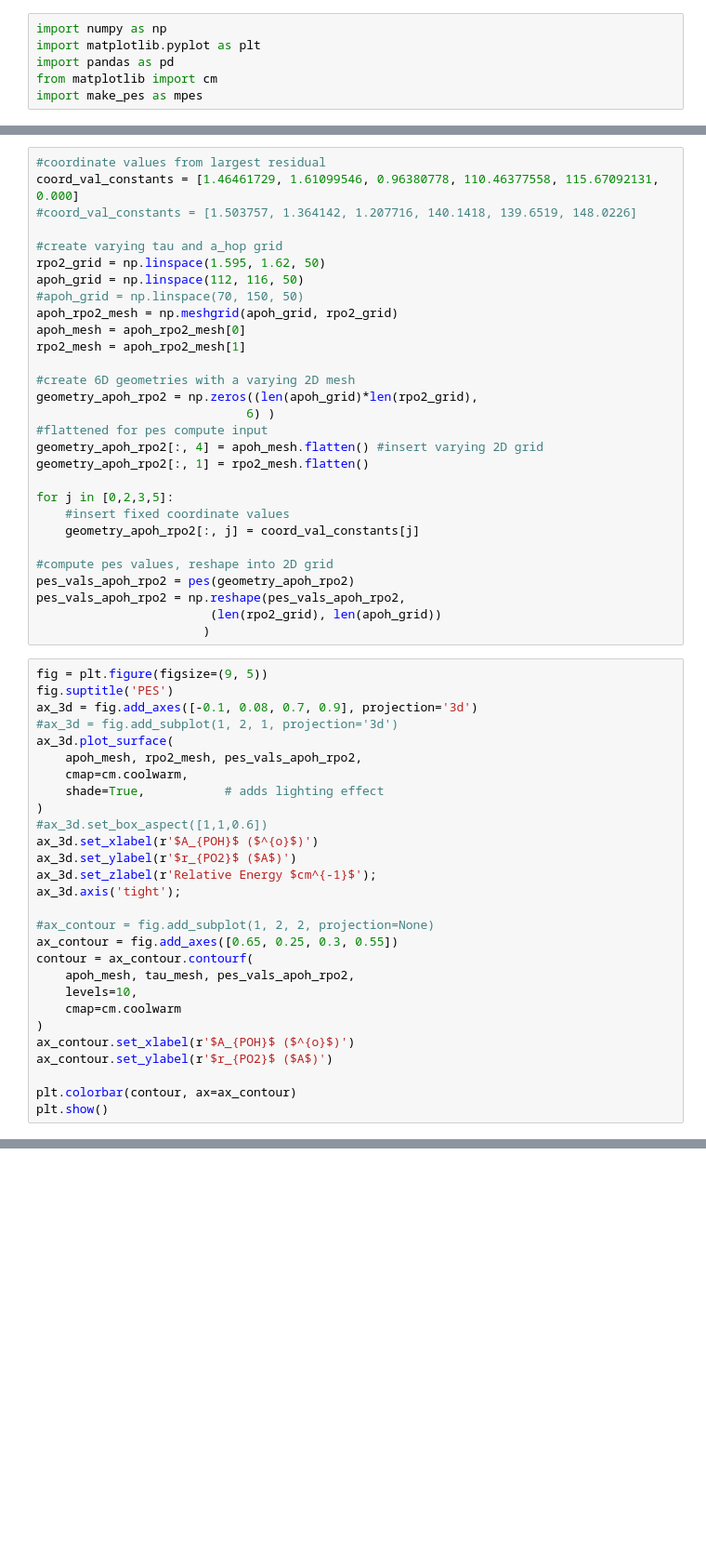
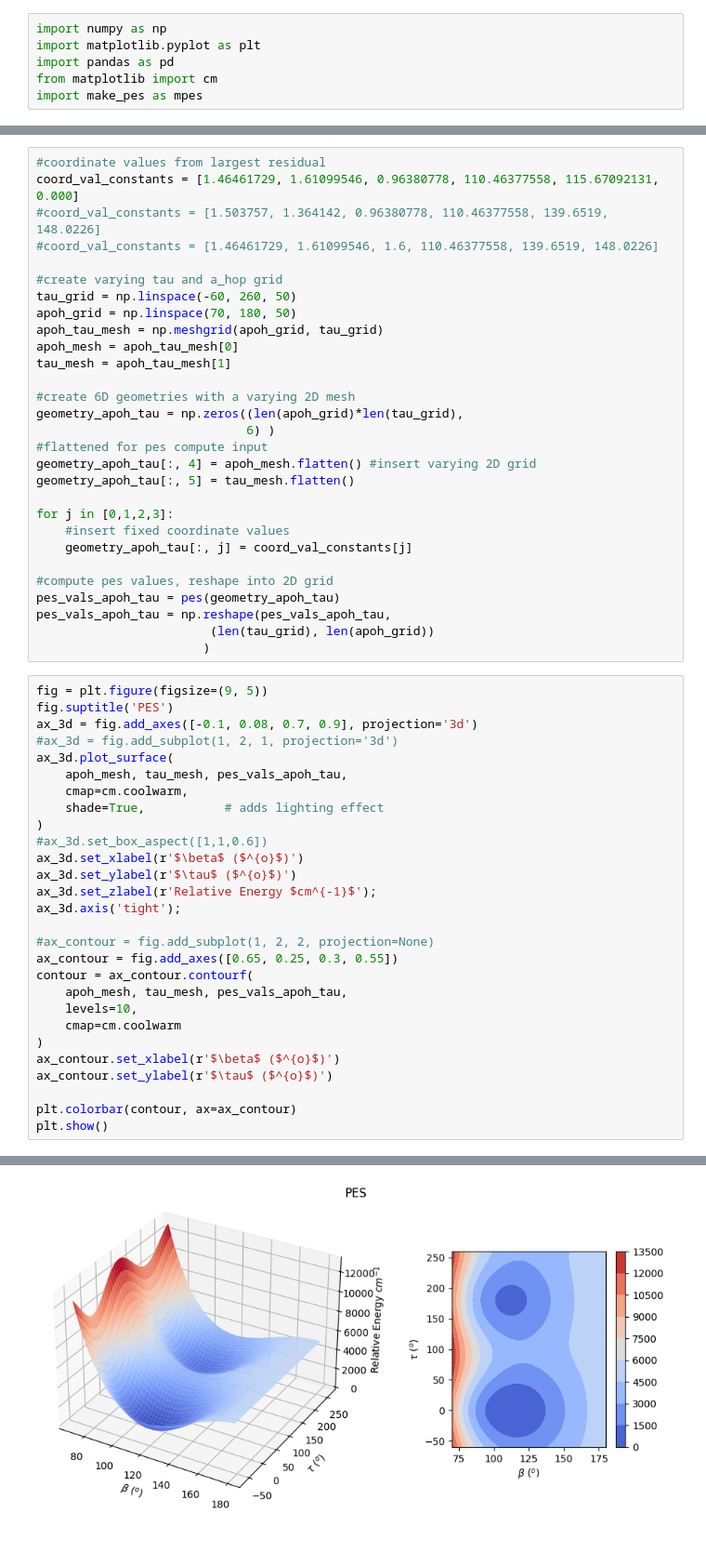
Before and after one commit to R-y-a-n-M-o-k/HOPO-Codes, a Jupyter notebook: PES_fit_testing/find_pes_holes.ipynb, the cells around one changed output, grey strips where cells are left out. Shown at 93% size. Drawn from its saved outputs; the diff is of its cells as text; blank space fills up the shorter version.

```diff
--- a/PES_fit_testing/find_pes_holes.ipynb
+++ b/PES_fit_testing/find_pes_holes.ipynb
@@ -14,31 +14,31 @@ pes = mpes.get_pes_v4(p, nonlin_p, orders)
 # %%
 #coordinate values from largest residual
 coord_val_constants = [1.46461729, 1.61099546, 0.96380778, 110.46377558, 115.67092131, 0.000]
-#coord_val_constants = [1.503757, 1.364142, 1.207716, 140.1418, 139.6519, 148.0226]
+#coord_val_constants = [1.503757, 1.364142, 0.96380778, 110.46377558, 139.6519, 148.0226]
+#coord_val_constants = [1.46461729, 1.61099546, 1.6, 110.46377558, 139.6519, 148.0226]
 
 #create varying tau and a_hop grid
-rpo2_grid = np.linspace(1.595, 1.62, 50)
-apoh_grid = np.linspace(112, 116, 50)
-#apoh_grid = np.linspace(70, 150, 50)
-apoh_rpo2_mesh = np.meshgrid(apoh_grid, rpo2_grid)
-apoh_mesh = apoh_rpo2_mesh[0]
-rpo2_mesh = apoh_rpo2_mesh[1]
+tau_grid = np.linspace(-60, 260, 50)
+apoh_grid = np.linspace(70, 180, 50)
+apoh_tau_mesh = np.meshgrid(apoh_grid, tau_grid)
+apoh_mesh = apoh_tau_mesh[0]
+tau_mesh = apoh_tau_mesh[1]
 
 #create 6D geometries with a varying 2D mesh
-geometry_apoh_rpo2 = np.zeros((len(apoh_grid)*len(rpo2_grid),
+geometry_apoh_tau = np.zeros((len(apoh_grid)*len(tau_grid),
                              6) )
 #flattened for pes compute input
-geometry_apoh_rpo2[:, 4] = apoh_mesh.flatten() #insert varying 2D grid
-geometry_apoh_rpo2[:, 1] = rpo2_mesh.flatten()
+geometry_apoh_tau[:, 4] = apoh_mesh.flatten() #insert varying 2D grid
+geometry_apoh_tau[:, 5] = tau_mesh.flatten()
 
-for j in [0,2,3,5]:
+for j in [0,1,2,3]:
     #insert fixed coordinate values
-    geometry_apoh_rpo2[:, j] = coord_val_constants[j]
+    geometry_apoh_tau[:, j] = coord_val_constants[j]
 
 #compute pes values, reshape into 2D grid
-pes_vals_apoh_rpo2 = pes(geometry_apoh_rpo2)
-pes_vals_apoh_rpo2 = np.reshape(pes_vals_apoh_rpo2,
-                        (len(rpo2_grid), len(apoh_grid))
+pes_vals_apoh_tau = pes(geometry_apoh_tau)
+pes_vals_apoh_tau = np.reshape(pes_vals_apoh_tau,
+                        (len(tau_grid), len(apoh_grid))
                        )
 # %%
 fig = plt.figure(figsize=(9, 5))
@@ -46,25 +46,25 @@ fig.suptitle('PES')
 ax_3d = fig.add_axes([-0.1, 0.08, 0.7, 0.9], projection='3d')
 #ax_3d = fig.add_subplot(1, 2, 1, projection='3d')
 ax_3d.plot_surface(
-    apoh_mesh, rpo2_mesh, pes_vals_apoh_rpo2,
+    apoh_mesh, tau_mesh, pes_vals_apoh_tau,
     cmap=cm.coolwarm,
     shade=True,           # adds lighting effect
 )
 #ax_3d.set_box_aspect([1,1,0.6])
-ax_3d.set_xlabel(r'$A_{POH}$ ($^{o}$)')
-ax_3d.set_ylabel(r'$r_{PO2}$ ($A$)')
+ax_3d.set_xlabel(r'$\beta$ ($^{o}$)')
+ax_3d.set_ylabel(r'$\tau$ ($^{o}$)')
 ax_3d.set_zlabel(r'Relative Energy $cm^{-1}$');
 ax_3d.axis('tight');
 
 #ax_contour = fig.add_subplot(1, 2, 2, projection=None)
 ax_contour = fig.add_axes([0.65, 0.25, 0.3, 0.55])
 contour = ax_contour.contourf(
-    apoh_mesh, tau_mesh, pes_vals_apoh_rpo2,
+    apoh_mesh, tau_mesh, pes_vals_apoh_tau,
     levels=10,
     cmap=cm.coolwarm
 )
-ax_contour.set_xlabel(r'$A_{POH}$ ($^{o}$)')
-ax_contour.set_ylabel(r'$r_{PO2}$ ($A$)')
+ax_contour.set_xlabel(r'$\beta$ ($^{o}$)')
+ax_contour.set_ylabel(r'$\tau$ ($^{o}$)')
 
 plt.colorbar(contour, ax=ax_contour)
 plt.show()
@@ -74,3 +72,4 @@ plt.show()
+[figure, added]
 # %%
 test_minima = pes(np.reshape(np.array(coord_val_constants), (1,6)))
 #test_minima_2 = pes(np.reshape(np.array([1.468331, 1.604292, 0.967982, 110.7285, 113.0548, 0.0000]),
```
Also changed, not shown: parts of 4 cells of this notebook, 11 other files.
